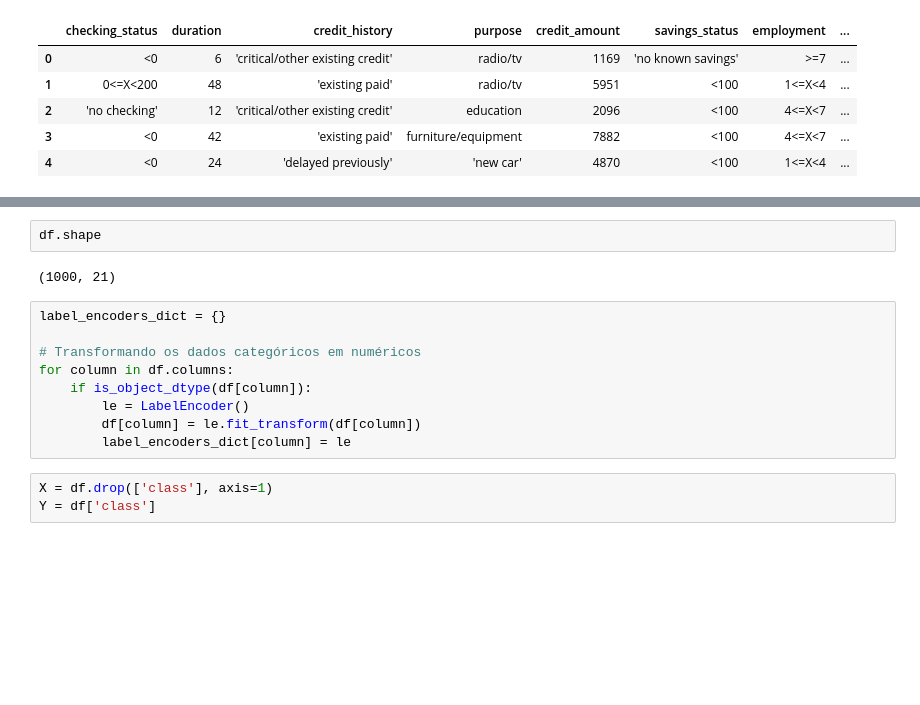
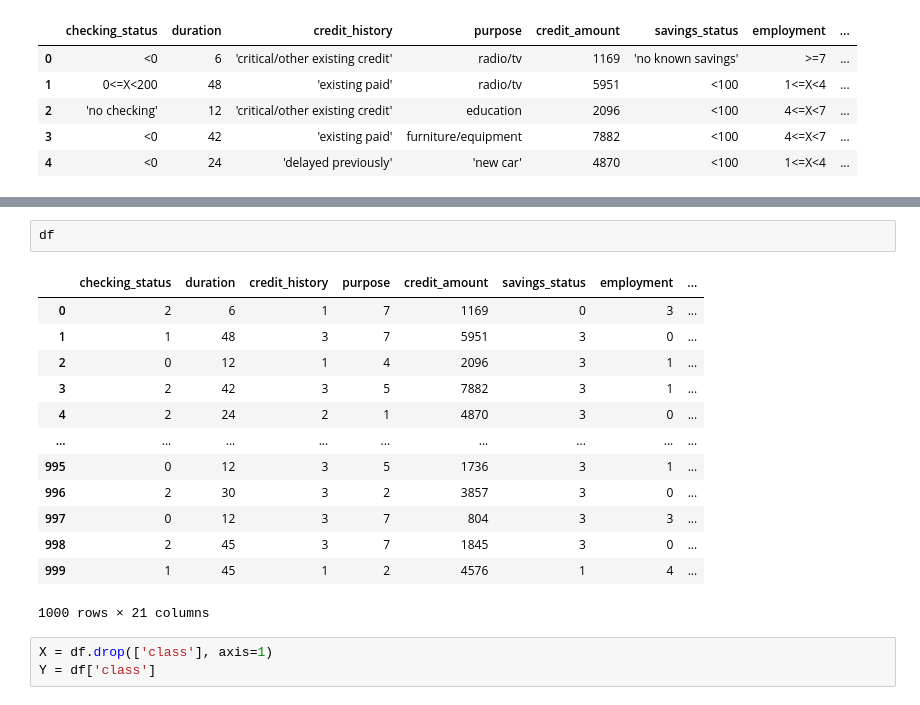
Before and after one commit to lmonferrari/mlops, a Jupyter notebook: credito.ipynb, the cells around one changed output, grey strips where cells are left out. Saved outputs shown, nothing was run; the diff lists cells and outputs as text; blank space fills up the shorter version.

```diff
--- a/credito.ipynb
+++ b/credito.ipynb
@@ -29,16 +45,19 @@ df.head()
 # %%
-df.shape
+df
 # %% [output]
+|  | checking_status | duration | credit_history | purpose | credit_amount | savings_status | employment | ... |
+| 0 | 2 | 6 | 1 | 7 | 1169 | 0 | 3 | ... |
+| 1 | 1 | 48 | 3 | 7 | 5951 | 3 | 0 | ... |
+| 2 | 0 | 12 | 1 | 4 | 2096 | 3 | 1 | ... |
+| 3 | 2 | 42 | 3 | 5 | 7882 | 3 | 1 | ... |
+| 4 | 2 | 24 | 2 | 1 | 4870 | 3 | 0 | ... |
+| ... | ... | ... | ... | ... | ... | ... | ... | ... |
+| 995 | 0 | 12 | 3 | 5 | 1736 | 3 | 1 | ... |
+| 996 | 2 | 30 | 3 | 2 | 3857 | 3 | 0 | ... |
+| 997 | 0 | 12 | 3 | 7 | 804 | 3 | 3 | ... |
+| 998 | 2 | 45 | 3 | 7 | 1845 | 3 | 0 | ... |
+| 999 | 1 | 45 | 1 | 2 | 4576 | 1 | 4 | ... |
-(1000, 21)
+1000 rows × 21 columns
-# %%
-label_encoders_dict = {}
-
-# Transformando os dados categóricos em numéricos
-for column in df.columns:
-    if is_object_dtype(df[column]):
-        le = LabelEncoder()
-        df[column] = le.fit_transform(df[column])
-        label_encoders_dict[column] = le
 # %%
 X = df.drop(['class'], axis=1)
 Y = df['class']
```
Also changed, not shown: parts of 7 cells of this notebook.
